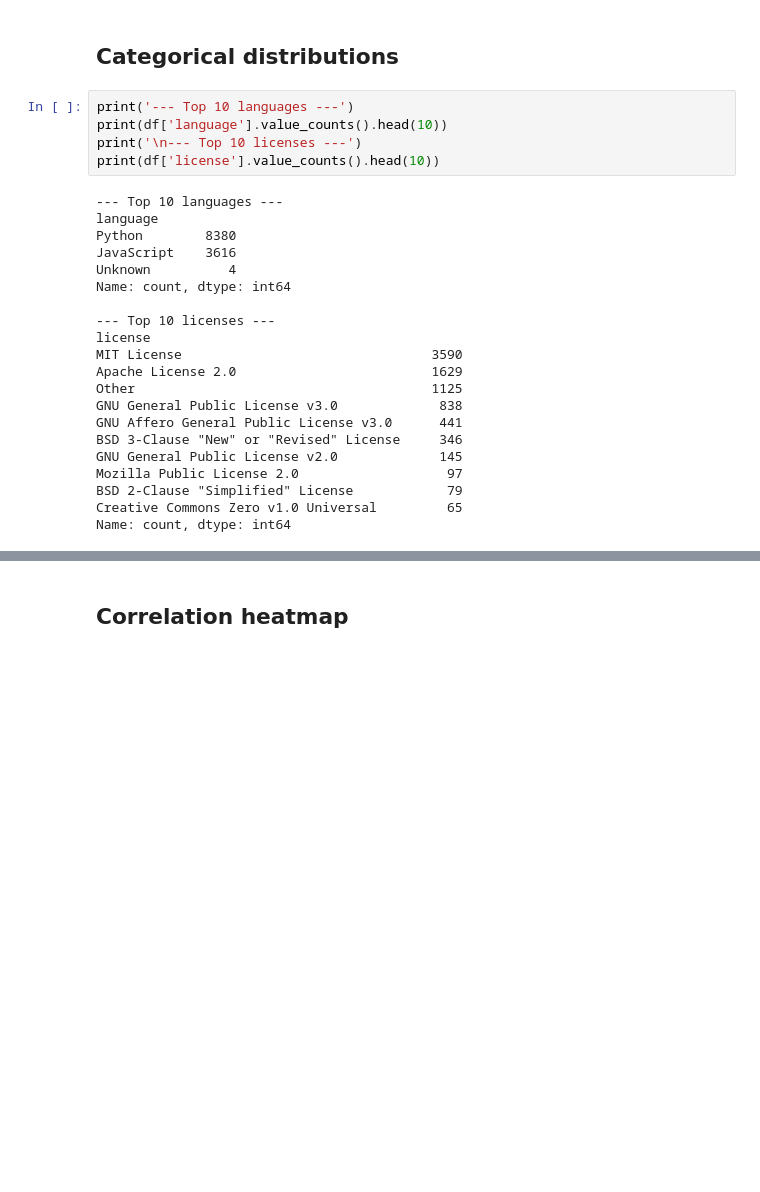
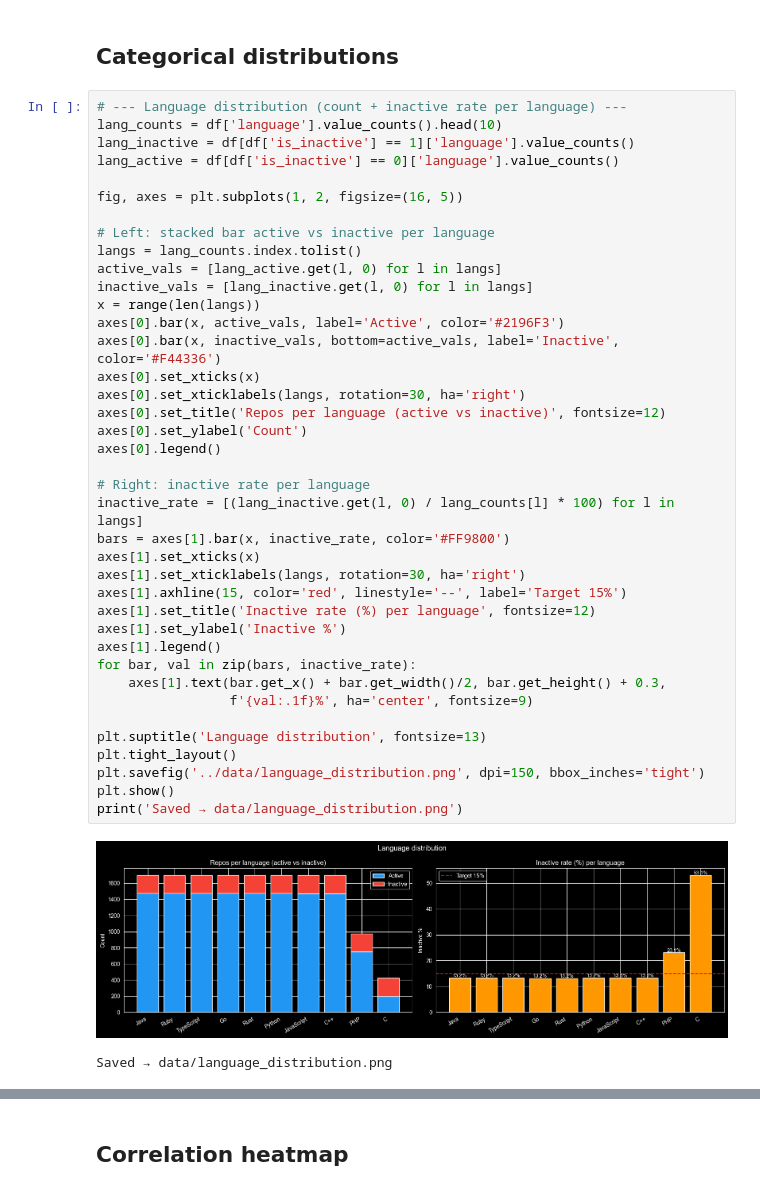
Before and after one commit to ism4il-04/github-repo-activity-classifier, a Jupyter notebook: notebooks/01_discovery.ipynb, the cells around one changed output, grey strips where cells are left out. Drawn from its saved outputs; the diff is of its cells as text; blank space fills up the shorter version.

```diff
--- a/notebooks/01_discovery.ipynb
+++ b/notebooks/01_discovery.ipynb
@@ -153,28 +153,44 @@ Repos with no closed issues (sentinel -1.0): 47.7%
 # %% [markdown]
 ## Categorical distributions
-# %%
-print('--- Top 10 languages ---')
-print(df['language'].value_counts().head(10))
-print('\n--- Top 10 licenses ---')
-print(df['license'].value_counts().head(10))
-# %% [output]
---- Top 10 languages ---
-language
-Python        8380
-JavaScript    3616
-Unknown          4
-Name: count, dtype: int64
-
---- Top 10 licenses ---
-license
-MIT License                                3590
-Apache License 2.0                         1629
-Other                                      1125
-GNU General Public License v3.0             838
-GNU Affero General Public License v3.0      441
-BSD 3-Clause "New" or "Revised" License     346
-GNU General Public License v2.0             145
-Mozilla Public License 2.0                   97
-BSD 2-Clause "Simplified" License            79
-Creative Commons Zero v1.0 Universal         65
-Name: count, dtype: int64
+# %%
+# --- Language distribution (count + inactive rate per language) ---
+lang_counts = df['language'].value_counts().head(10)
+lang_inactive = df[df['is_inactive'] == 1]['language'].value_counts()
+lang_active = df[df['is_inactive'] == 0]['language'].value_counts()
+
+fig, axes = plt.subplots(1, 2, figsize=(16, 5))
+
+# Left: stacked bar active vs inactive per language
+langs = lang_counts.index.tolist()
+active_vals = [lang_active.get(l, 0) for l in langs]
+inactive_vals = [lang_inactive.get(l, 0) for l in langs]
+x = range(len(langs))
+axes[0].bar(x, active_vals, label='Active', color='#2196F3')
+axes[0].bar(x, inactive_vals, bottom=active_vals, label='Inactive', color='#F44336')
+axes[0].set_xticks(x)
+axes[0].set_xticklabels(langs, rotation=30, ha='right')
+axes[0].set_title('Repos per language (active vs inactive)', fontsize=12)
+axes[0].set_ylabel('Count')
+axes[0].legend()
+
+# Right: inactive rate per language
+inactive_rate = [(lang_inactive.get(l, 0) / lang_counts[l] * 100) for l in langs]
+bars = axes[1].bar(x, inactive_rate, color='#FF9800')
+axes[1].set_xticks(x)
+axes[1].set_xticklabels(langs, rotation=30, ha='right')
+axes[1].axhline(15, color='red', linestyle='--', label='Target 15%')
+axes[1].set_title('Inactive rate (%) per language', fontsize=12)
+axes[1].set_ylabel('Inactive %')
+axes[1].legend()
+for bar, val in zip(bars, inactive_rate):
+    axes[1].text(bar.get_x() + bar.get_width()/2, bar.get_height() + 0.3,
+                 f'{val:.1f}%', ha='center', fontsize=9)
+
+plt.suptitle('Language distribution', fontsize=13)
+plt.tight_layout()
+plt.savefig('../data/language_distribution.png', dpi=150, bbox_inches='tight')
+plt.show()
+print('Saved → data/language_distribution.png')
+# %% [output]
+[figure, added]
+Saved → data/language_distribution.png
```
Also changed, not shown: parts of 11 cells of this notebook, 5 other files.
